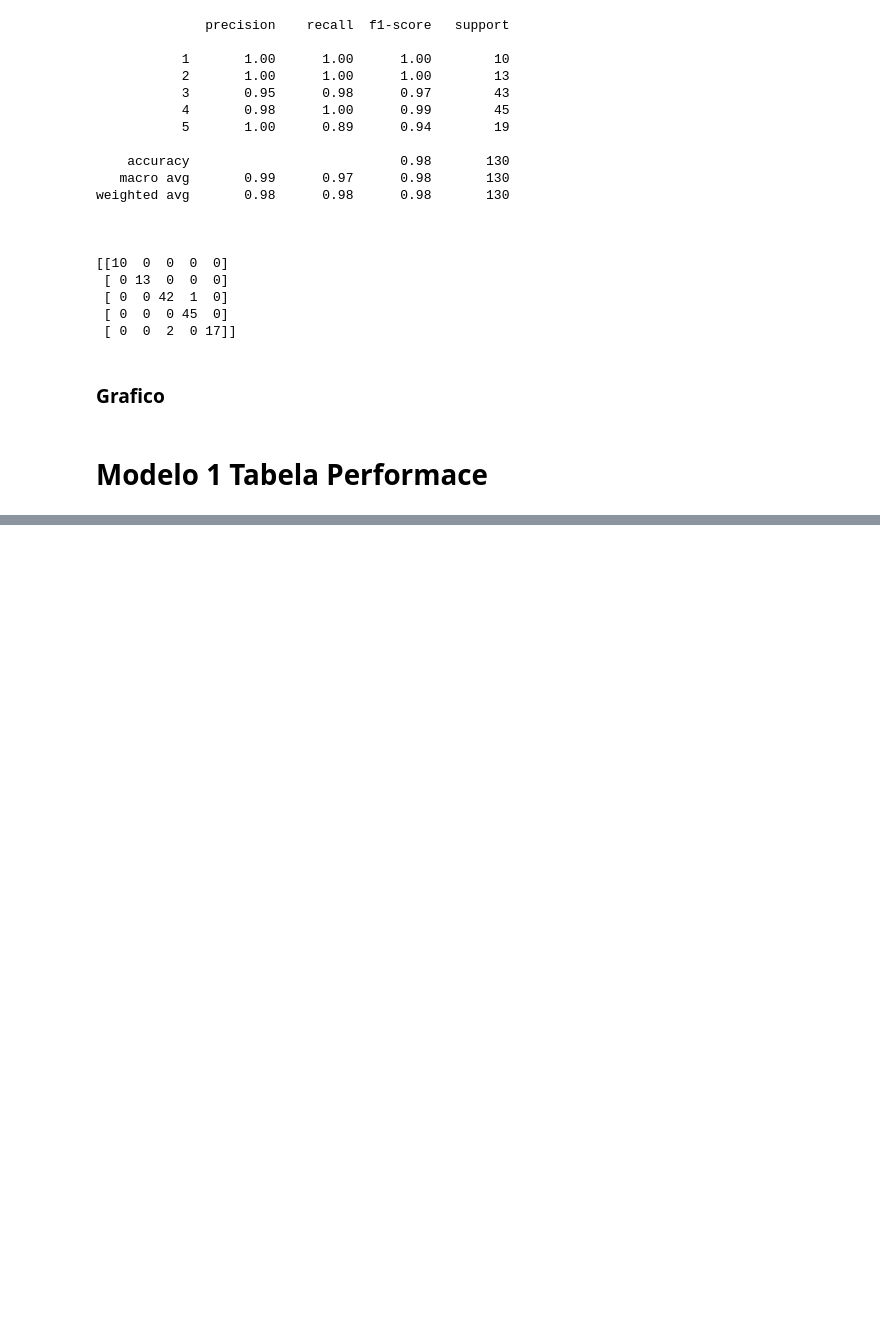
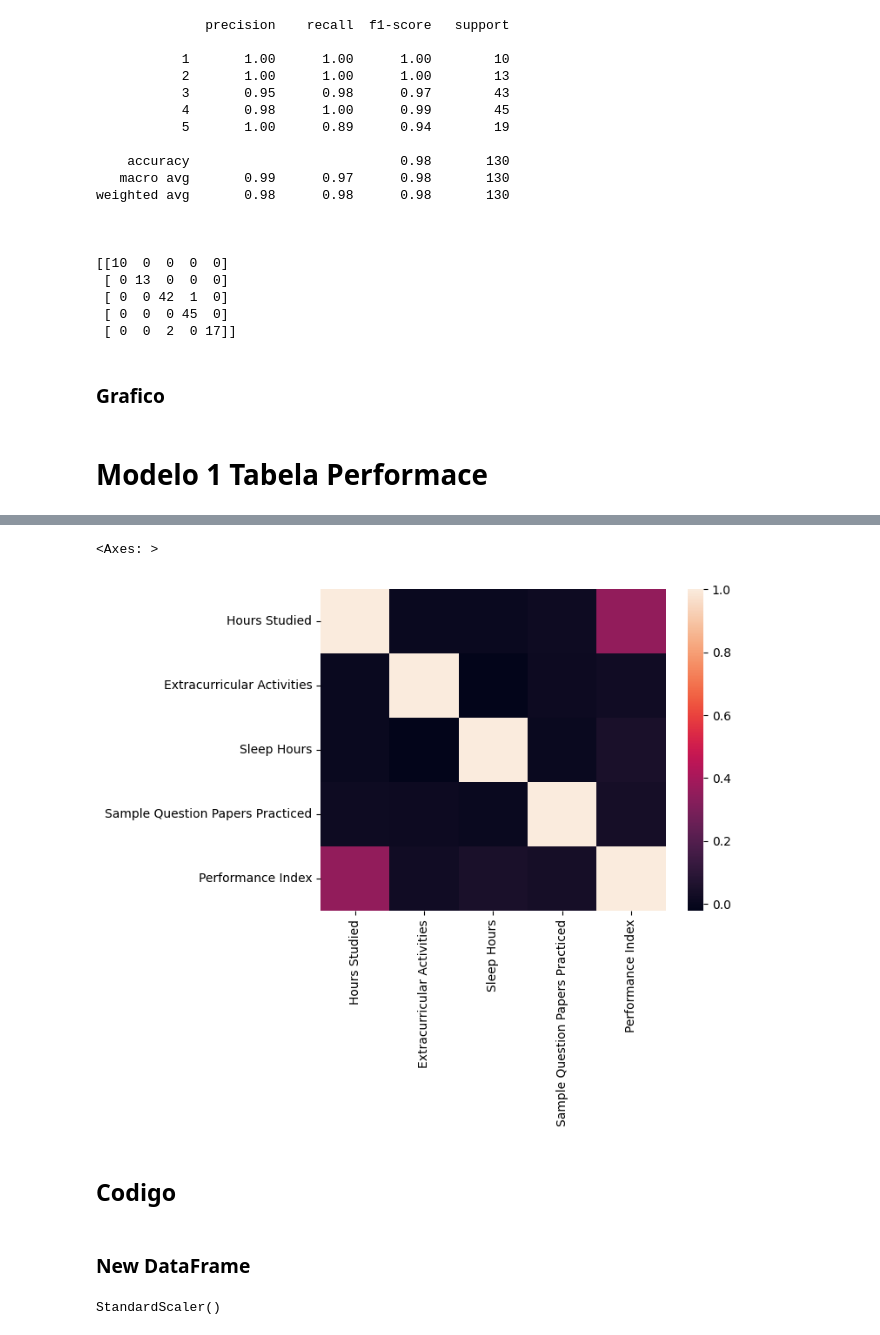
Before and after one commit to ICEI-PUC-Minas-PPL-CDIA/ppl-cd-pcd-sist-int-2024-1-sleepresearch-2024-1, a Jupyter notebook: src/modelo1.ipynb, the cells around one changed output, grey strips where cells are left out. Drawn from its saved outputs; the diff is of its cells as text; code cells hidden in the pictures; blank space fills up the shorter version.

```diff
--- a/src/modelo1.ipynb
+++ b/src/modelo1.ipynb
@@ -213,0 +253,14 @@ weighted avg       0.98      0.98      0.98       130
+# %%
+sns.heatmap(data2.corr())
+# %% [output]
+<Axes: >
+[figure, added]
+# %% [markdown]
+## Codigo
+# %% [markdown]
+### New DataFrame
+# %%
+scaler2 = StandardScaler()
+scaler2.fit(data2.drop('Performance Index', axis=1))
+# %% [output]
+StandardScaler()
```
Also changed, not shown: parts of 21 cells of this notebook, 3 other files.
